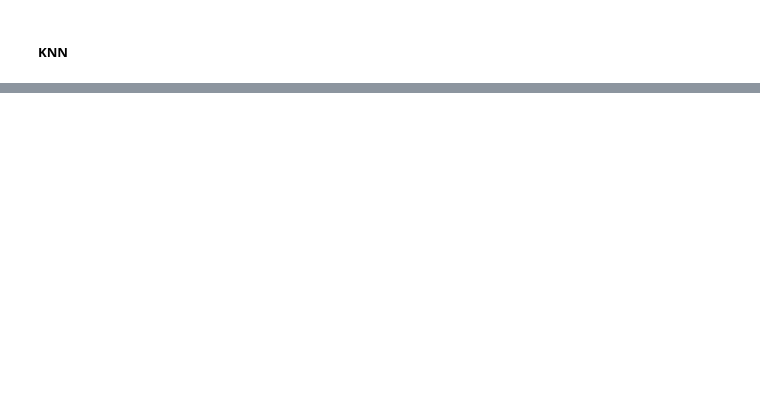
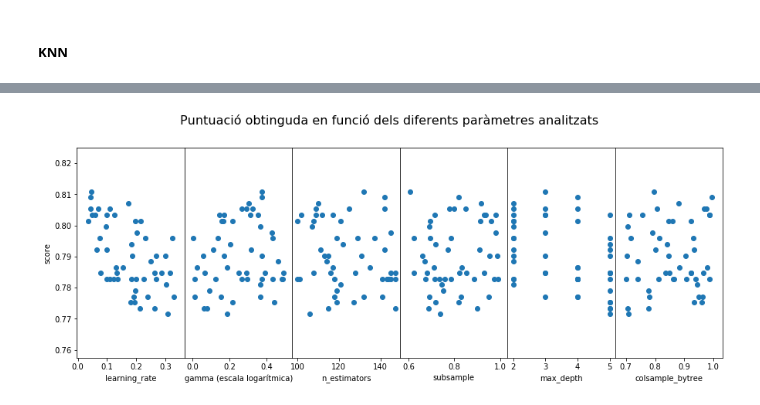
Before and after one commit to Ilergeta/titanic-uoc, a Jupyter notebook: notebook/Practica2_Titanic.ipynb, the cells around one changed output, grey strips where cells are left out. Saved outputs shown, nothing was run; the diff lists cells and outputs as text; code cells hidden in the pictures; blank space fills up the shorter version.

```diff
--- a/notebook/Practica2_Titanic.ipynb
+++ b/notebook/Practica2_Titanic.ipynb
@@ -1032,0 +803,20 @@ titanic_train[titanic_train['Embarked'].isnull()]
+# %%
+# Selecciona el millor estimador en funcio dels diferents parametres analitzats
+model_knn_best = grid_search.best_estimator_
+
+# Entrena el millor model
+model_knn_best.fit(X_train, y_train)
+
+# Predicció del conjunt de validacio i precisio
+y_val_pred = model_knn_best.predict(X_val)
+acc_knn = model_knn_best.score(X_val, y_val)
+
+# Mostra la precio de la prediccio sobre el conjunt de dades de test
+print("La precisió mitjana en el conjunt de dades de validació és del {:.4f}\n"
+      .format(acc_knn))
+
+print("------- Matriu de confusió -------")
+print(confusion_matrix(y_val, y_val_pred),'\n')
+
+print("------- Classification report -------")
+print(classification_report(y_val, y_val_pred))
@@ -1032,0 +843,65 @@ titanic_train[titanic_train['Embarked'].isnull()]
+# %%
+import xgboost as xgb
+from scipy.stats import randint
+
+# Crea el diccionari amb els paramatres a emprar segons es requereix
+param_distributions = {"colsample_bytree": uniform(0.7, 0.3),
+    "gamma": uniform(0, 0.5),
+    "learning_rate": uniform(0.03, 0.3), # default 0.1
+    "max_depth": randint(2, 6), # default 3
+    "n_estimators": randint(100, 150), # default 100
+    "subsample": uniform(0.6, 0.4)}
+
+# Instancia l'objecte amb els parametres anteriors i amb 4 particions
+random_search = RandomizedSearchCV(xgb.XGBClassifier(objective='binary:logistic'), param_distributions, n_iter=50, cv=4)
+
+# Entrena el model amb les dades d'entrenament de dimensionalitat reduida
+random_search.fit(X_train, y_train)
+
+# Mostra quins parametres han donat millors resultats
+print ("Els paràmetres amb els que s'ha obtingut el millor resultat són:\n{}".format(random_search.best_params_))
+
+# Mostra les estadistiques comparatives entre la pitjor i millor puntuacio
+print("\nLa diferència entre el millor valor de puntuació i el pitjor és de {:.4f},"
+      .format(random_search.cv_results_["mean_test_score"].max()-random_search.cv_results_["mean_test_score"].min()))
+print("el que representa que la millor puntuació és un {:.2f}% millor que la pitjor."
+      .format((random_search.cv_results_["mean_test_score"].max()-random_search.cv_results_["mean_test_score"].min())
+              *100/random_search.cv_results_["mean_test_score"].min()))
+print()
+
+# Mostra els grafics amb la puntuacio obtinguda en funcio dels diferents parametres analitzats
+fig, ax = plt.subplots(1, 6, figsize=(15,5), gridspec_kw=dict(wspace=0))
+
+fig.suptitle("Puntuació obtinguda en funció dels diferents paràmetres analitzats", x=0.5, y=1, fontsize=16)
+
+# Mostra un grafic de la puntuacio en funcio del learning rate
+ax[0].scatter(random_search.cv_results_["param_learning_rate"].data,random_search.cv_results_["mean_test_score"])
+ax[0].set_xlabel("learning_rate")
+ax[0].set_ylabel("score")
+
+# Mostra un grafic de la puntuacio en funcio de gamma, amb l'eix X en escala logaritmica per una millor visualitzacio
+#ax[1].set_xscale("log")
+ax[1].scatter(random_search.cv_results_["param_gamma"].data,random_search.cv_results_["mean_test_score"])
+ax[1].set_yticks([])
+ax[1].set_xlabel("gamma (escala logarítmica)")
+
+# Mostra un grafic de la puntuacio en funcio de n_estimators
+ax[2].scatter(random_search.cv_results_["param_n_estimators"].data,random_search.cv_results_["mean_test_score"])
+ax[2].set_yticks([])
+ax[2].set_xlabel("n_estimators")
+
+# Mostra un grafic de la puntuacio en funcio de subsample
+ax[3].scatter(random_search.cv_results_["param_subsample"].data,random_search.cv_results_["mean_test_score"])
+ax[3].set_yticks([])
+ax[3].set_xlabel("subsample")
+
+# Mostra un grafic de la puntuacio en funcio de subsample
+ax[4].scatter(random_search.cv_results_["param_max_depth"].data,random_search.cv_results_["mean_test_score"])
+ax[4].set_yticks([])
+ax[4].set_xlabel("max_depth")
+
+# Mostra un grafic de la puntuacio en funcio de subsample
+ax[5].scatter(random_search.cv_results_["param_colsample_bytree"].data,random_search.cv_results_["mean_test_score"])
+ax[5].set_yticks([])
+ax[5].set_xlabel("colsample_bytree");
+# %% [output]
@@ -1032,0 +913 @@ titanic_train[titanic_train['Embarked'].isnull()]
+[figure, added]
```
Also changed, not shown: parts of 67 cells of this notebook, 3 other files.
